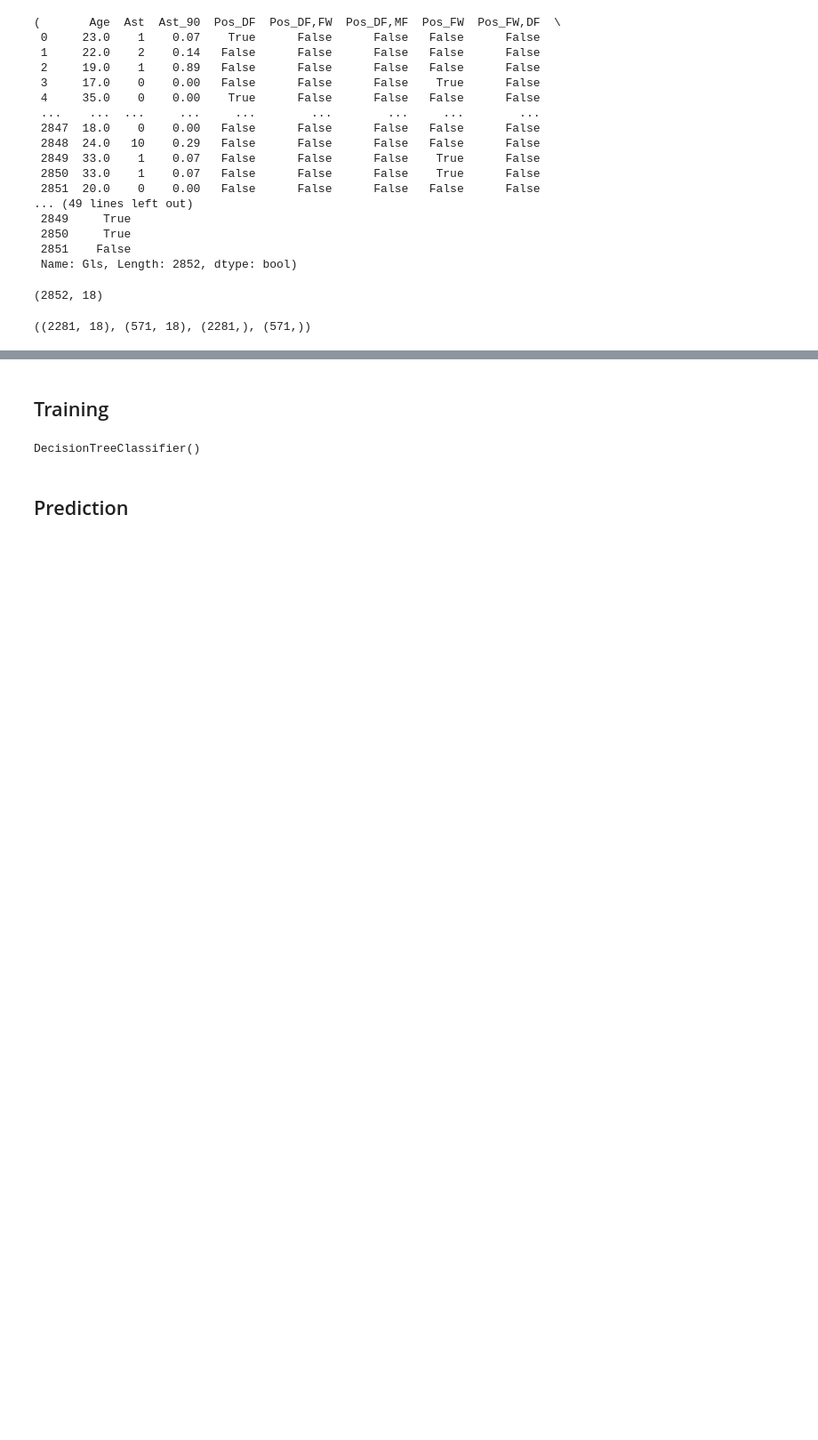
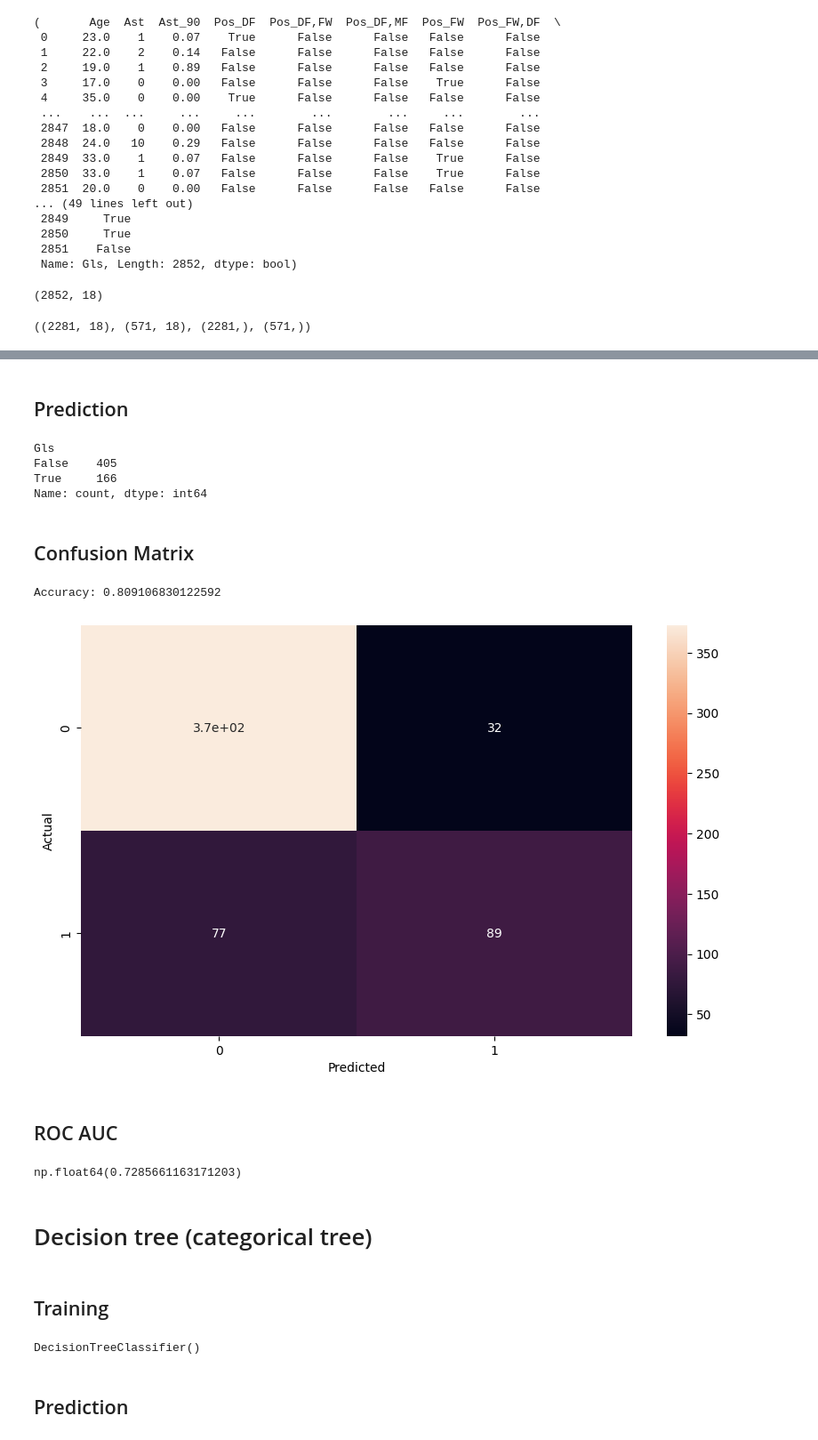
Before and after one commit to benjokapu/tpAvanzadoIA, a Jupyter notebook: analisis.ipynb, the cells around one changed output, grey strips where cells are left out. Shown: that part at 89% size. Drawn from its saved outputs; the diff is of its cells as text; code cells hidden in the pictures; blank space fills up the shorter version.

Commit message:
Logistic Regresion (categorical) finished

```diff
--- a/analisis.ipynb
+++ b/analisis.ipynb
@@ -372,0 +375,3 @@ X_train.shape, X_test.shape, y_train.shape, y_test.shape
+# %%
+log_model = LogisticRegression()
+log_model.fit(X_train, y_train.values.ravel())
@@ -373,3 +387,37 @@ X_train.shape, X_test.shape, y_train.shape, y_test.shape
+# %% [markdown]
+## Prediction
+# %%
+y_pred = log_model.predict(X_test)
+# %%
+y_test.value_counts()
+# %% [output]
+Gls
+False    405
+True     166
+Name: count, dtype: int64
+# %% [markdown]
+## Confusion Matrix
+# %%
+accuracy = accuracy_score(y_test, y_pred)
+print("Accuracy:", accuracy)
+
+cm = confusion_matrix(y_test, y_pred)
+
+fig, ax = plt.subplots(figsize=(10, 6))
+sns.heatmap(cm, annot=True, ax=ax)
+_ = plt.xlabel("Predicted")
+_ = plt.ylabel("Actual")
+# %% [output]
+Accuracy: 0.809106830122592
+[figure, added]
+# %% [markdown]
+## ROC AUC
+# %%
+roc_auc_score(y_test, y_pred, average=None)
+# %% [output]
+np.float64(0.7285661163171203)
+# %% [markdown]
+# Decision tree (categorical tree)
 # %% [markdown]
 ## Training
 # %%
```
Also changed, not shown: parts of 5 cells of this notebook.
